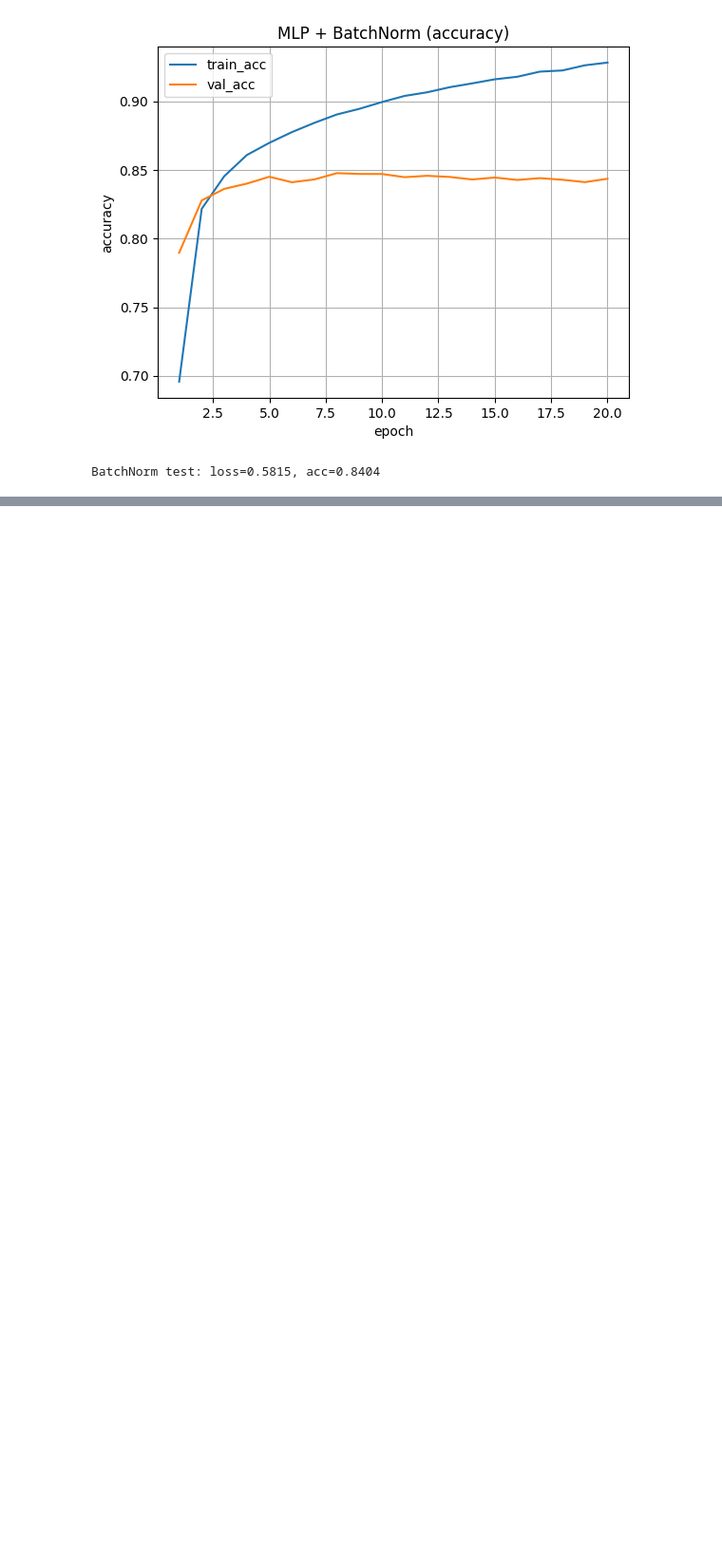
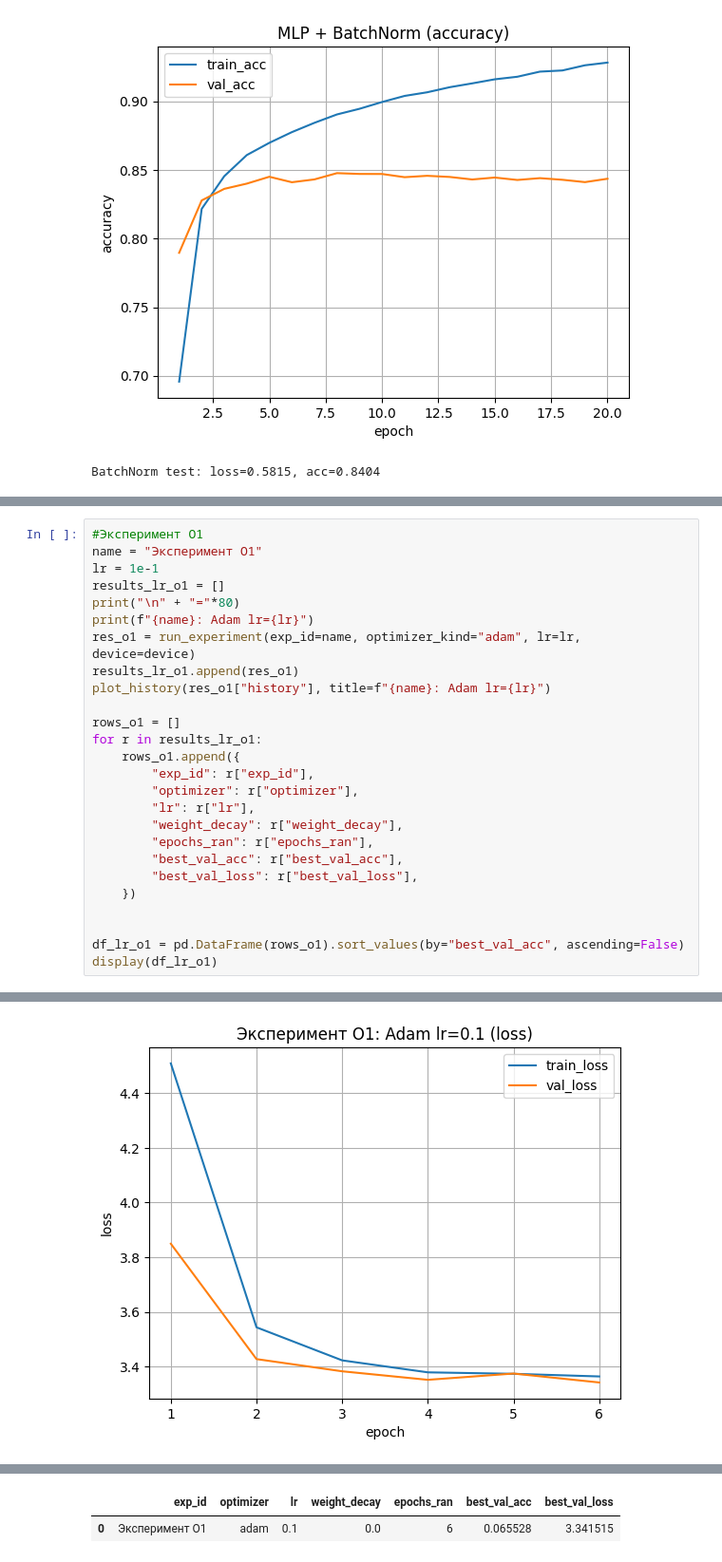
Before and after one commit to ytymb/aie-repository, a Jupyter notebook: homeworks/HW08-09/HW08-09.ipynb, the cells around one changed output, grey strips where cells are left out. Shown at 95% size. Drawn from its saved outputs; the diff is of its cells as text; blank space fills up the shorter version.

```diff
--- a/homeworks/HW08-09/HW08-09.ipynb
+++ b/homeworks/HW08-09/HW08-09.ipynb
@@ -417,0 +470,27 @@ KeyboardInterrupt:
+# %%
+#Эксперимент O1
+name = "Эксперимент O1"
+lr = 1e-1
+results_lr_o1 = []
+print("\n" + "="*80)
+print(f"{name}: Adam lr={lr}")
+res_o1 = run_experiment(exp_id=name, optimizer_kind="adam", lr=lr, device=device)
+results_lr_o1.append(res_o1)
+plot_history(res_o1["history"], title=f"{name}: Adam lr={lr}")
+
+rows_o1 = []
+for r in results_lr_o1:
+    rows_o1.append({
+        "exp_id": r["exp_id"],
+        "optimizer": r["optimizer"],
+        "lr": r["lr"],
+        "weight_decay": r["weight_decay"],
+        "epochs_ran": r["epochs_ran"],
+        "best_val_acc": r["best_val_acc"],
+        "best_val_loss": r["best_val_loss"],
+    })
+
+
+df_lr_o1 = pd.DataFrame(rows_o1).sort_values(by="best_val_acc", ascending=False)
+display(df_lr_o1)
+# %% [output]
@@ -417,0 +505 @@ KeyboardInterrupt:
+[figure, added]
@@ -417,0 +507,2 @@ KeyboardInterrupt:
+|  | exp_id | optimizer | lr | weight_decay | epochs_ran | best_val_acc | best_val_loss |
+| 0 | Эксперимент O1 | adam | 0.1 | 0.0 | 6 | 0.065528 | 3.341515 |
```
Also changed, not shown: parts of 11 cells of this notebook, 6 other files.
